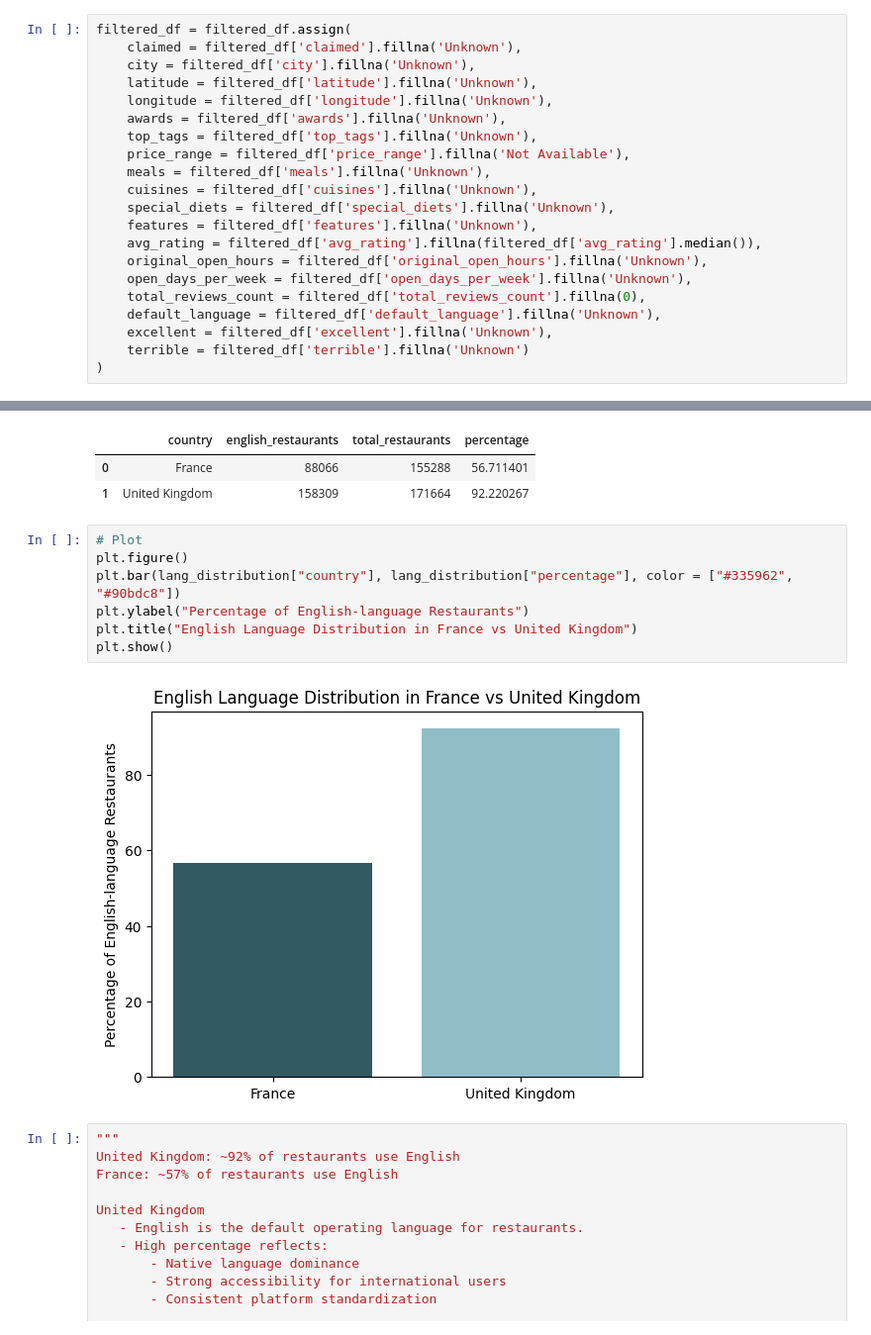
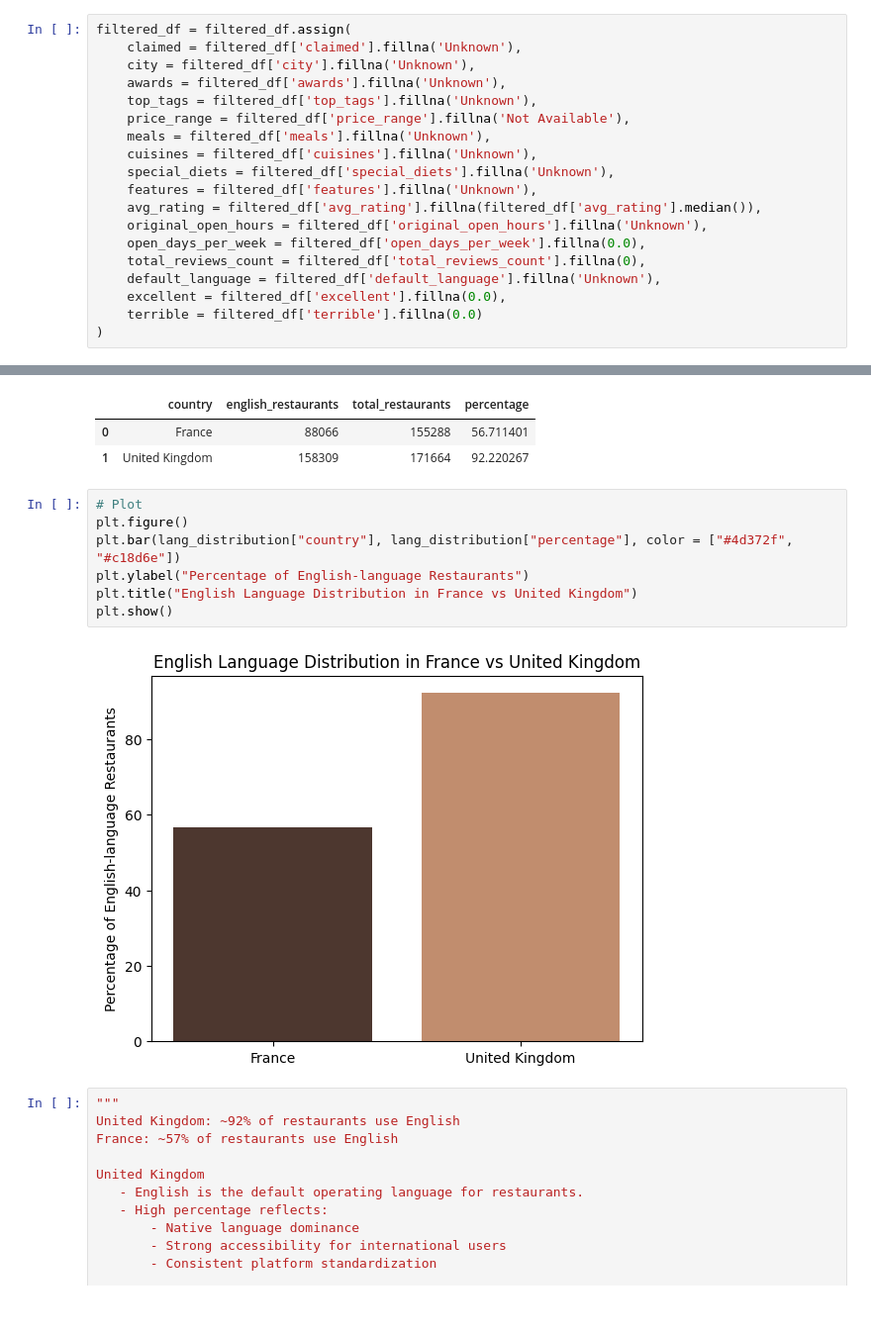
Before and after one commit to CharulMathur4592/tripadvisor_restaurants_analysis, a Jupyter notebook: notebooks/tripadvisor_european_restaurants.ipynb, the cells around one changed output, grey strips where cells are left out. Shown: that part at 99% size. Saved outputs shown, nothing was run; the diff lists cells and outputs as text.

```diff
--- a/notebooks/tripadvisor_european_restaurants.ipynb
+++ b/notebooks/tripadvisor_european_restaurants.ipynb
@@ -115,8 +180,6 @@ dtype: int64
 filtered_df = filtered_df.assign(
     claimed = filtered_df['claimed'].fillna('Unknown'),
     city = filtered_df['city'].fillna('Unknown'),
-    latitude = filtered_df['latitude'].fillna('Unknown'),
-    longitude = filtered_df['longitude'].fillna('Unknown'),
     awards = filtered_df['awards'].fillna('Unknown'),
     top_tags = filtered_df['top_tags'].fillna('Unknown'),
     price_range = filtered_df['price_range'].fillna('Not Available'),
@@ -126,11 +189,11 @@ filtered_df = filtered_df.assign(
     features = filtered_df['features'].fillna('Unknown'),
     avg_rating = filtered_df['avg_rating'].fillna(filtered_df['avg_rating'].median()),
     original_open_hours = filtered_df['original_open_hours'].fillna('Unknown'),
-    open_days_per_week = filtered_df['open_days_per_week'].fillna('Unknown'),
+    open_days_per_week = filtered_df['open_days_per_week'].fillna(0.0),
     total_reviews_count = filtered_df['total_reviews_count'].fillna(0),
     default_language = filtered_df['default_language'].fillna('Unknown'),
-    excellent = filtered_df['excellent'].fillna('Unknown'),
-    terrible = filtered_df['terrible'].fillna('Unknown')
+    excellent = filtered_df['excellent'].fillna(0.0),
+    terrible = filtered_df['terrible'].fillna(0.0)
 )
 # %%
 filtered_df.isna().sum()
@@ -1144,12 +1136,12 @@ lang_distribution
 # %%
 # Plot
 plt.figure()
-plt.bar(lang_distribution["country"], lang_distribution["percentage"], color = ["#335962", "#90bdc8"])
+plt.bar(lang_distribution["country"], lang_distribution["percentage"], color = ["#4d372f", "#c18d6e"])
 plt.ylabel("Percentage of English-language Restaurants")
 plt.title("English Language Distribution in France vs United Kingdom")
 plt.show()
 # %% [output]
-[figure, old version]
+[figure, new version]
 # %%
 """
 United Kingdom: ~92% of restaurants use English
```
Also changed, not shown: parts of 76 cells of this notebook.
